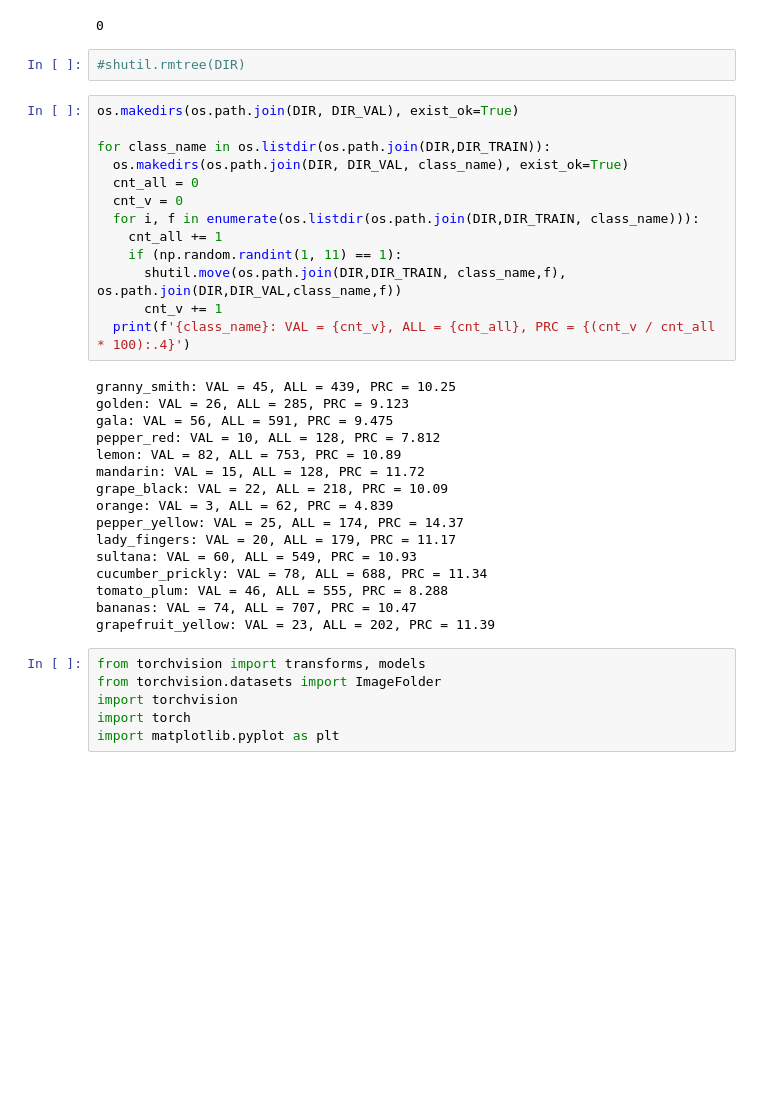
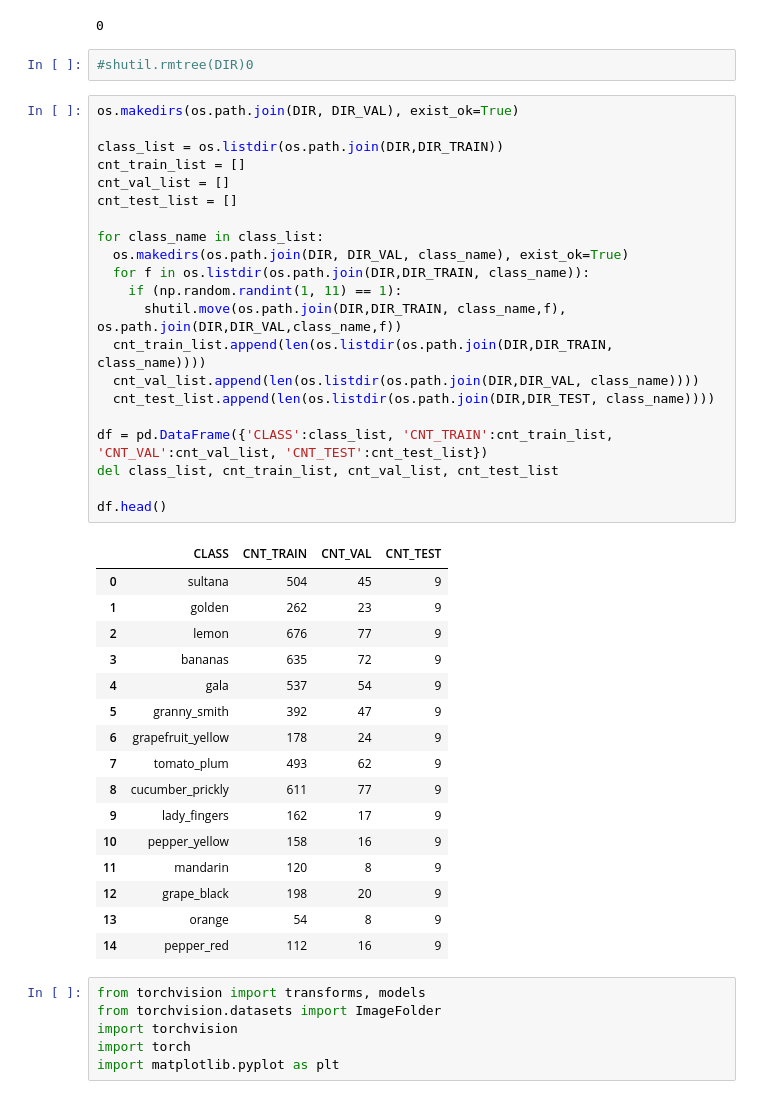
Before and after one commit to MihailMV/Fruits-and-vegetables, a Jupyter notebook: NN_fruits_and_vegetables.ipynb, the cells around one changed output. Cells and saved outputs as stored; diff of their text form; blank space fills up the shorter version.

```diff
--- a/NN_fruits_and_vegetables.ipynb
+++ b/NN_fruits_and_vegetables.ipynb
@@ -33,36 +35,45 @@ os.system("kaggle datasets download -p " + DIR + " --unzip balalexv/fruits-veget
 # %% [output]
 0
 # %%
-#shutil.rmtree(DIR)
+#shutil.rmtree(DIR)0
 # %%
 os.makedirs(os.path.join(DIR, DIR_VAL), exist_ok=True)
 
-for class_name in os.listdir(os.path.join(DIR,DIR_TRAIN)):
+class_list = os.listdir(os.path.join(DIR,DIR_TRAIN))
+cnt_train_list = []
+cnt_val_list = []
+cnt_test_list = []
+
+for class_name in class_list:
   os.makedirs(os.path.join(DIR, DIR_VAL, class_name), exist_ok=True)
-  cnt_all = 0
-  cnt_v = 0
-  for i, f in enumerate(os.listdir(os.path.join(DIR,DIR_TRAIN, class_name))):
-    cnt_all += 1
+  for f in os.listdir(os.path.join(DIR,DIR_TRAIN, class_name)):
     if (np.random.randint(1, 11) == 1):
       shutil.move(os.path.join(DIR,DIR_TRAIN, class_name,f), os.path.join(DIR,DIR_VAL,class_name,f))
-      cnt_v += 1
-  print(f'{class_name}: VAL = {cnt_v}, ALL = {cnt_all}, PRC = {(cnt_v / cnt_all * 100):.4}')
+  cnt_train_list.append(len(os.listdir(os.path.join(DIR,DIR_TRAIN, class_name))))
+  cnt_val_list.append(len(os.listdir(os.path.join(DIR,DIR_VAL, class_name))))
+  cnt_test_list.append(len(os.listdir(os.path.join(DIR,DIR_TEST, class_name))))
+
+df = pd.DataFrame({'CLASS':class_list, 'CNT_TRAIN':cnt_train_list, 'CNT_VAL':cnt_val_list, 'CNT_TEST':cnt_test_list})
+del class_list, cnt_train_list, cnt_val_list, cnt_test_list
+
+df.head()
 # %% [output]
-granny_smith: VAL = 45, ALL = 439, PRC = 10.25
-golden: VAL = 26, ALL = 285, PRC = 9.123
-gala: VAL = 56, ALL = 591, PRC = 9.475
-pepper_red: VAL = 10, ALL = 128, PRC = 7.812
-lemon: VAL = 82, ALL = 753, PRC = 10.89
-mandarin: VAL = 15, ALL = 128, PRC = 11.72
-grape_black: VAL = 22, ALL = 218, PRC = 10.09
-orange: VAL = 3, ALL = 62, PRC = 4.839
-pepper_yellow: VAL = 25, ALL = 174, PRC = 14.37
-lady_fingers: VAL = 20, ALL = 179, PRC = 11.17
-sultana: VAL = 60, ALL = 549, PRC = 10.93
-cucumber_prickly: VAL = 78, ALL = 688, PRC = 11.34
-tomato_plum: VAL = 46, ALL = 555, PRC = 8.288
-bananas: VAL = 74, ALL = 707, PRC = 10.47
-grapefruit_yellow: VAL = 23, ALL = 202, PRC = 11.39
+|  | CLASS | CNT_TRAIN | CNT_VAL | CNT_TEST |
+| 0 | sultana | 504 | 45 | 9 |
+| 1 | golden | 262 | 23 | 9 |
+| 2 | lemon | 676 | 77 | 9 |
+| 3 | bananas | 635 | 72 | 9 |
+| 4 | gala | 537 | 54 | 9 |
+| 5 | granny_smith | 392 | 47 | 9 |
+| 6 | grapefruit_yellow | 178 | 24 | 9 |
+| 7 | tomato_plum | 493 | 62 | 9 |
+| 8 | cucumber_prickly | 611 | 77 | 9 |
+| 9 | lady_fingers | 162 | 17 | 9 |
+| 10 | pepper_yellow | 158 | 16 | 9 |
+| 11 | mandarin | 120 | 8 | 9 |
+| 12 | grape_black | 198 | 20 | 9 |
+| 13 | orange | 54 | 8 | 9 |
+| 14 | pepper_red | 112 | 16 | 9 |
 # %%
 from torchvision import transforms, models
 from torchvision.datasets import ImageFolder
```
Also changed, not shown: parts of 19 cells of this notebook.
